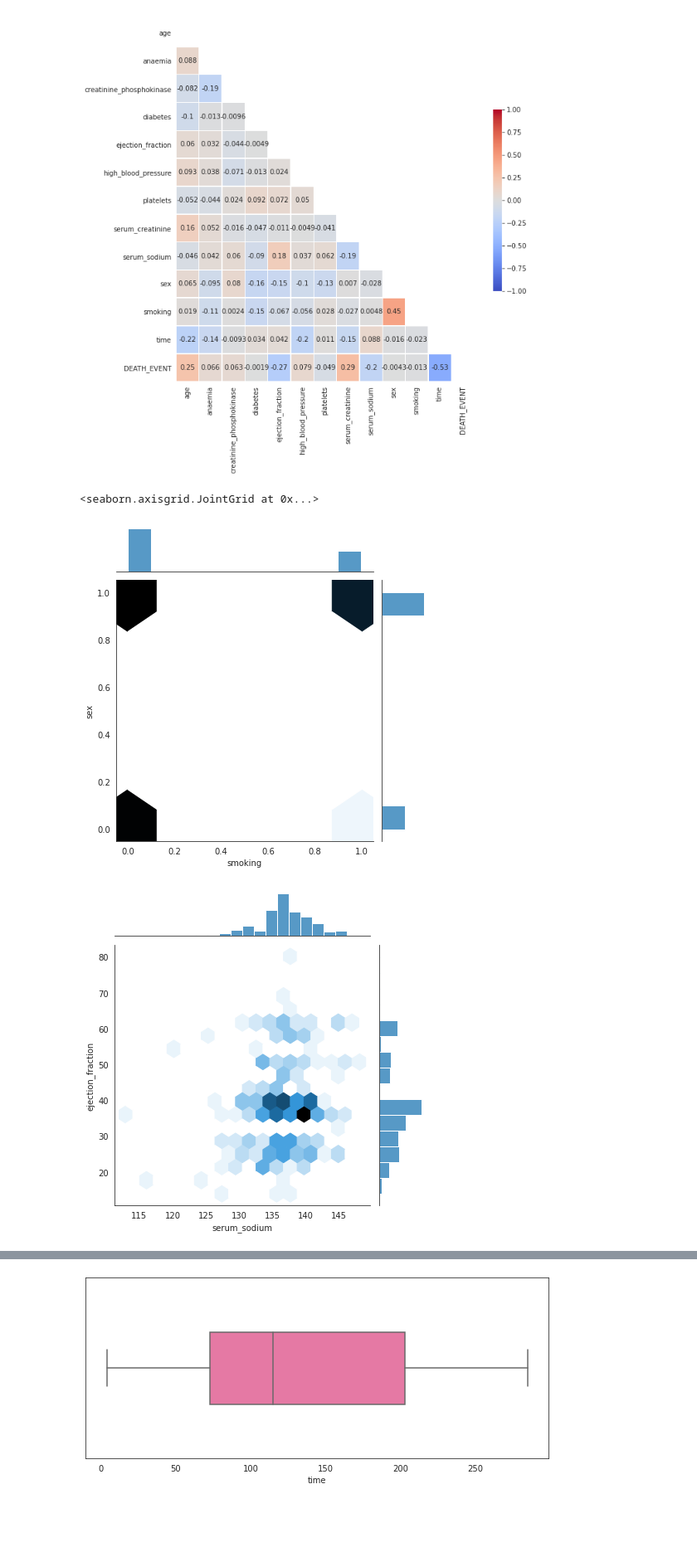
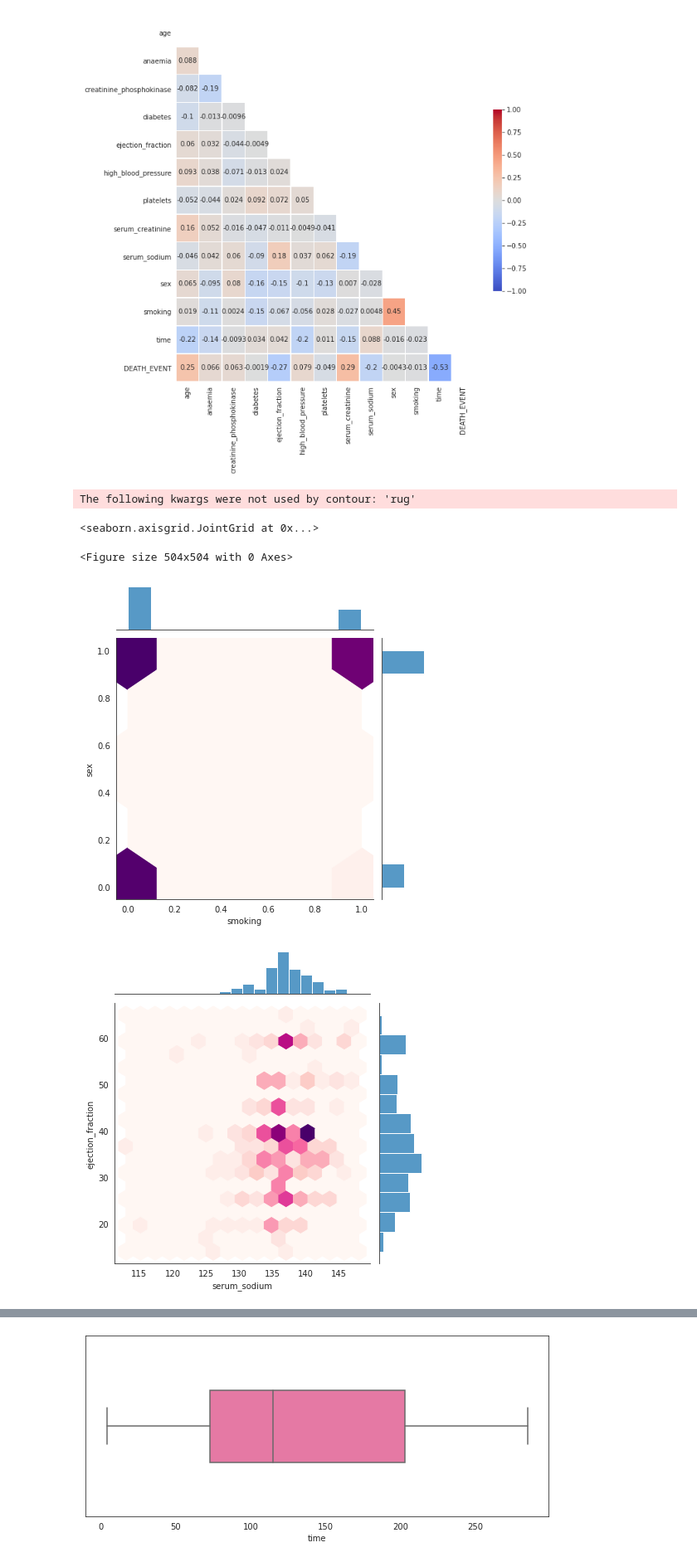
Before and after one commit to ggume/forgrad, a Jupyter notebook: for_grad.ipynb, the cells around one changed output, grey strips where cells are left out. Shown: that part at 83% size. Cells and saved outputs as stored; diff of their text form; code cells hidden in the pictures; blank space fills up the shorter version.

```diff
--- a/for_grad.ipynb
+++ b/for_grad.ipynb
@@ -136,14 +136,21 @@ plt.show()
 # %% [output]
 [figure]
 # %%
+sns.set_style("white")
+plt.figure(figsize=(7,7))
+
 #남여 흡연 여부...
-sns.jointplot(x=heart_data.smoking,y=heart_data.sex, kind='hex')
+sns.jointplot(x=heart_data.smoking,y=heart_data.sex, kind='hex', cmap='RdPu')
+
 #serum_sodium과 ejection_fraction의 상관관계
-sns.jointplot(x=heart_data.serum_sodium,y=heart_data.ejection_fraction, kind='hex')
-sns.jointplot(x=heart_data.serum_sodium,y=heart_data.ejection_fraction, kind='kde')
+sns.jointplot(x=heart_data.serum_sodium,y=heart_data.ejection_fraction, kind='hex', cmap='RdPu')
+sns.jointplot(x=heart_data.serum_sodium,y=heart_data.ejection_fraction, kind='kde', cmap='RdPu', shade='fill')
 
-sns.jointplot(x=heart_data.anaemia,y=heart_data.high_blood_pressure, kind='hex')
+#anaemia와 high_blood_pressure의 상관관계
+sns.jointplot(x=heart_data.anaemia,y=heart_data.high_blood_pressure, kind='hex', cmap='RdPu')
 # %% [output]
-<seaborn.axisgrid.JointGrid at 0x...>
+The following kwargs were not used by contour: 'rug'
+<seaborn.axisgrid.JointGrid at 0x...>
+<Figure size 504x504 with 0 Axes>
-[figure, old version]
+[figure, new version]
-[figure, old version]
+[figure, new version]
```
Also changed, not shown: parts of 22 cells of this notebook.
